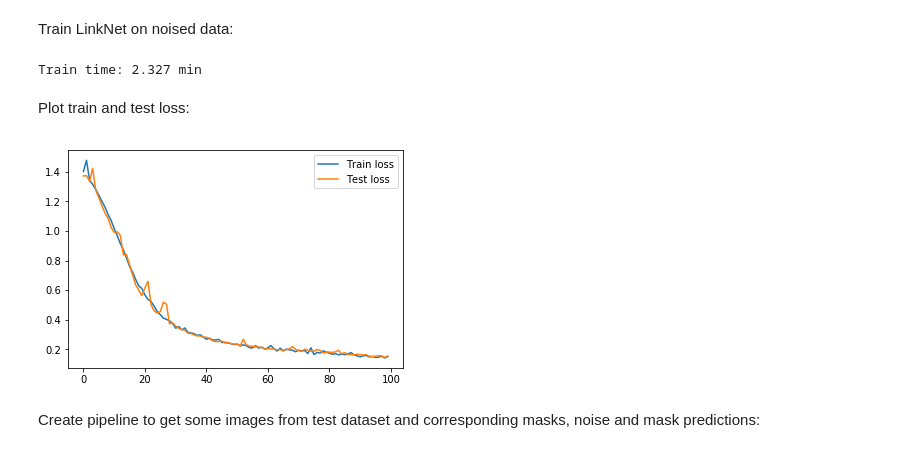
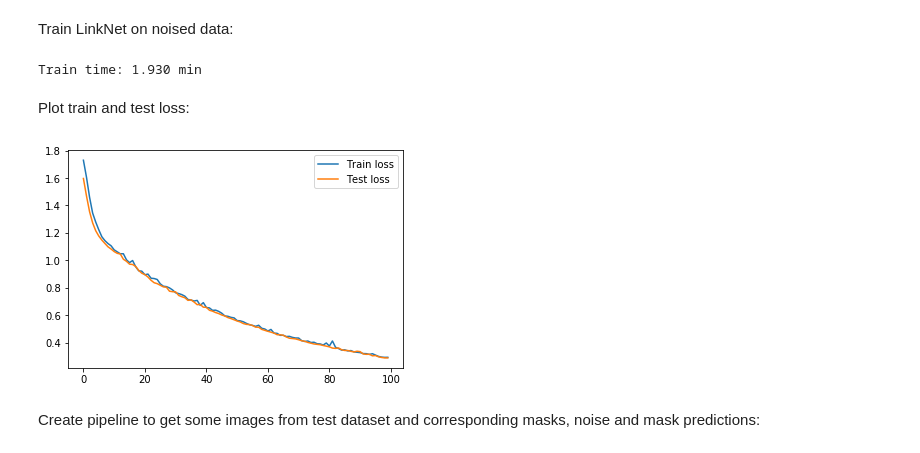
Before and after one commit to analysiscenter/az_training, a Jupyter notebook: alexey_kozhevin/task_02/mnist_with_noise.ipynb, the cells around one changed output. Saved outputs shown, nothing was run; the diff lists cells and outputs as text; code cells hidden in the pictures.

```diff
--- a/alexey_kozhevin/task_02/mnist_with_noise.ipynb
+++ b/alexey_kozhevin/task_02/mnist_with_noise.ipynb
@@ -105,7 +107,7 @@ Create model_config.
 model_config = {'inputs': placeholders_config,
                 'batch_norm': True,
                 'n_blocks': 4,
-                'n_filters': 32,
+                'n_filters': 64,
                 'loss': 'softmax_cross_entropy',
                 'optimizer': 'Adam'}
 # %% [markdown]
@@ -123,7 +125,7 @@ ppl_train = ((load_template << mnistset.train)
             .add_noise()
             .init_variable('train_loss_history', init_on_each_run=list)
             .init_model('static',                                          # model mode
-                         FCN8,                                          # TFModel subclass with LinkNet
+                         LinkNet,                                          # TFModel subclass with LinkNet
                         'NN',                                              # model name
                         config=model_config)
             .train_model('NN',                                             # model name
@@ -158,16 +160,19 @@ stop = time()
 
 print("Train time: {:05.3f} min".format((stop-start)/60))
 # %% [output]
-Train time: 2.327 min
+Train time: 1.930 min
 # %% [markdown]
 Plot train and test loss:
 # %%
-plt.plot(ppl_train.get_variable('train_loss_history'), label='Train loss')
-plt.plot(ppl_test.get_variable('test_loss_history'), label='Test loss')
+linknet_train_error = ppl_train.get_variable('train_loss_history')
+linknet_test_error = ppl_test.get_variable('test_loss_history')
+
+plt.plot(linknet_train_error, label='Train loss')
+plt.plot(linknet_test_error, label='Test loss')
 plt.legend()
 plt.show()
 # %% [output]
-[figure, old version]
+[figure, new version]
 # %% [markdown]
 Create pipeline to get some images from test dataset and corresponding masks, noise and mask predictions:
 # %%
```
Also changed, not shown: parts of 17 cells of this notebook, 6 other files.
